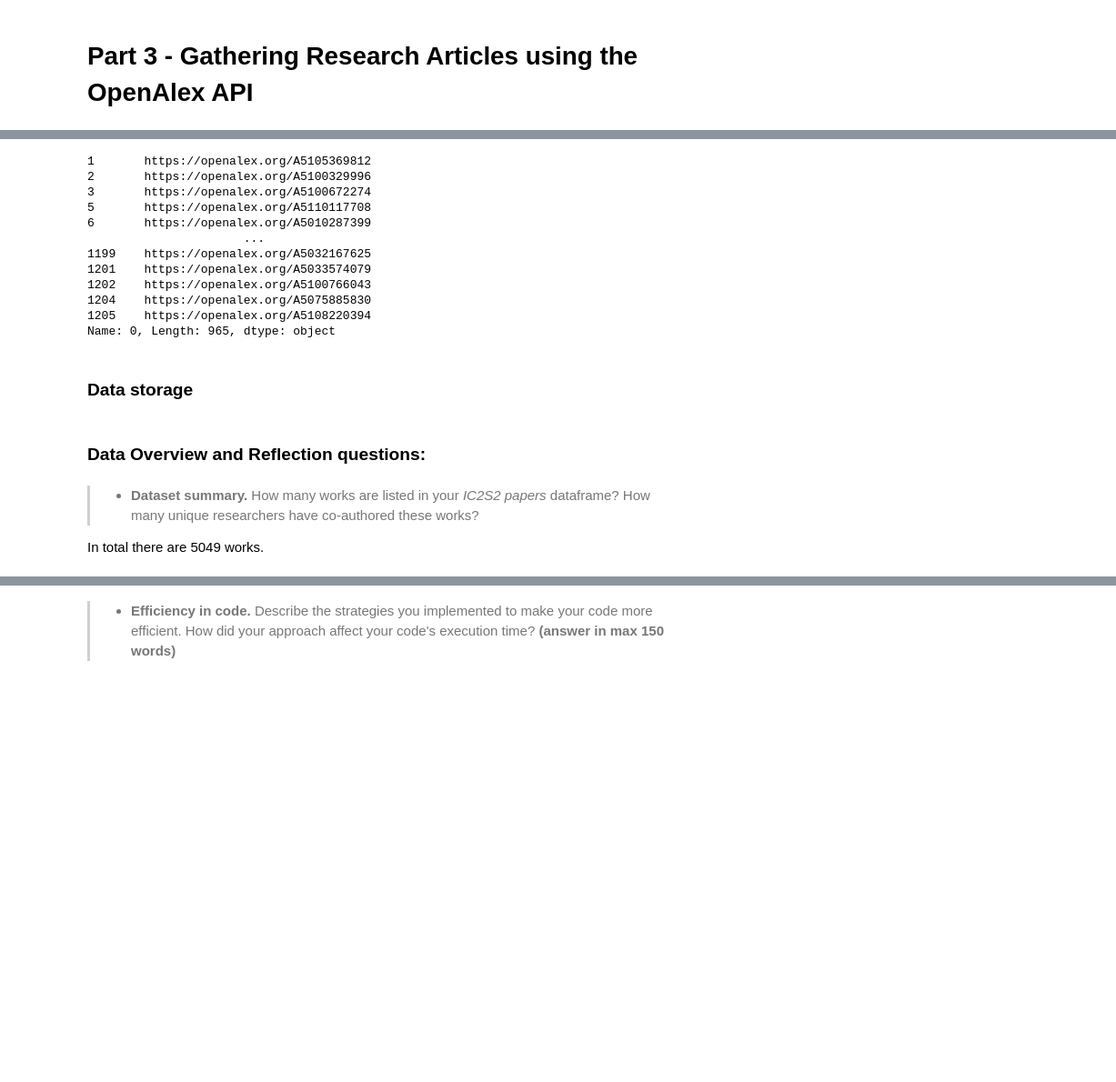
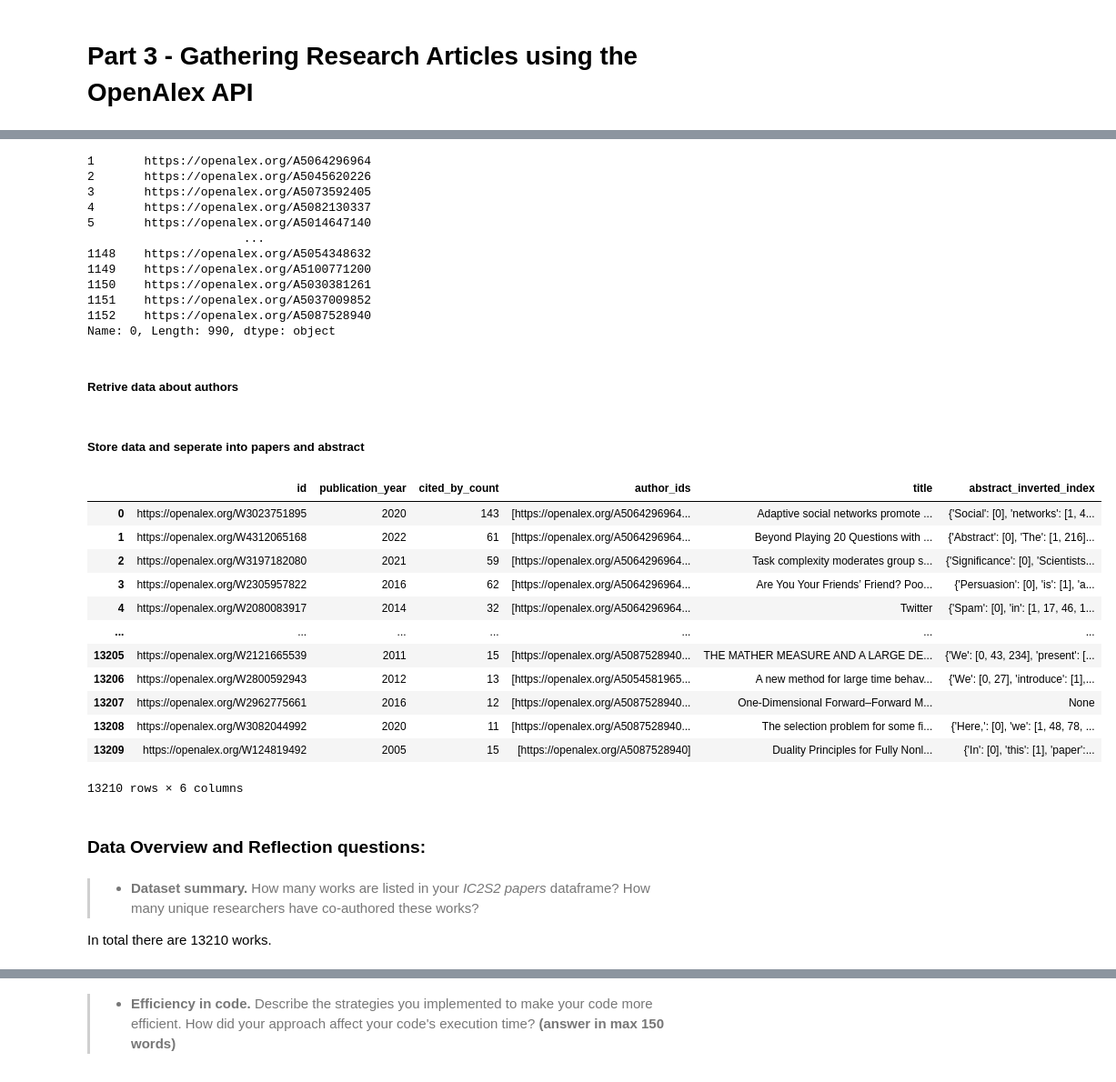
Before and after one commit to claralb2002/Social-Computational-Science-Assignment-1, a Jupyter notebook: Assignment1.ipynb, the cells around one changed output, grey strips where cells are left out. Shown at 91% size. Saved outputs shown, nothing was run; the diff lists cells and outputs as text; code cells hidden in the pictures; blank space fills up the shorter version.

```diff
--- a/Assignment1.ipynb
+++ b/Assignment1.ipynb
@@ -111,40 +128,36 @@ from time import sleep
 # %%
 #filtrer authors to include only those > 5
-all_authors = pd.read_csv("author_data2024.csv", header=None) #all authors
-all_authors[2] = pd.to_numeric(all_authors[2], errors="coerce") #from string to number
+all_authors = pd.read_csv("authors_data_2024.csv", header=None) #all authors
+all_authors[4] = pd.to_numeric(all_authors[4], errors="coerce") #from string to number
 
-filtered_authors = all_authors[all_authors[2] > 5]  #Remove all below 5
-filtered_authors = filtered_authors[filtered_authors[2] < 5000] #Remove all above 5000
+filtered_authors = all_authors[all_authors[4] > 5]  #Remove all below 5
+filtered_authors = filtered_authors[filtered_authors[4] < 5000] #Remove all above 5000
 
 df = filtered_authors[0]
 df
 # %% [output]
-1       https://openalex.org/A5105369812
-2       https://openalex.org/A5100329996
-3       https://openalex.org/A5100672274
-5       https://openalex.org/A5110117708
-6       https://openalex.org/A5010287399
+1       https://openalex.org/A5064296964
+2       https://openalex.org/A5045620226
+3       https://openalex.org/A5073592405
+4       https://openalex.org/A5082130337
+5       https://openalex.org/A5014647140
                       ...
-1199    https://openalex.org/A5032167625
-1201    https://openalex.org/A5033574079
-1202    https://openalex.org/A5100766043
-1204    https://openalex.org/A5075885830
-1205    https://openalex.org/A5108220394
-Name: 0, Length: 965, dtype: object
+1148    https://openalex.org/A5054348632
+1149    https://openalex.org/A5100771200
+1150    https://openalex.org/A5030381261
+1151    https://openalex.org/A5037009852
+1152    https://openalex.org/A5087528940
+Name: 0, Length: 990, dtype: object
+# %% [markdown]
+##### Retrive data about authors
 # %%
-import requests
-import pandas as pd
-from time import sleep
-from tqdm import tqdm
-from joblib import Parallel, delayed
-
 BASE_URL = "https://api.openalex.org/works?filter="
 
 # Define a function to fetch data for a single author
 def fetch_work_data(author):
     extracted_data = []
     Filter1 = "author.id:"
-    Filter2 = ",authors_count:<10,cited_by_count:>10,concepts.id:C126322002|C136264566|C19165224|C17744445,concepts.id:C33923547|C2522767161|C41008148"
+    Filter2 = ",authors_count:<10,cited_by_count:>10,concepts.id:C144024400|C15744967|C162324750|C17744445,concepts.id:C33923547|C121332964|C41008148"
     Filter3 = "&per-page=200&select=id,title,publication_year,cited_by_count,concepts,display_name,abstract_inverted_index,authorships&cursor="
     cursor = "*"
 
@@ -183,11 +196,27 @@ final_data = [item for sublist in all_extracted_data for item in sublist]
 
 # Convert to DataFrame
 extracted_data = pd.DataFrame(final_data)
-# %% [markdown]
-### Data storage
+# %% [markdown]
+##### Store data and seperate into papers and abstract
 # %%
 # Convert dictionary to DataFrame
 works_df = pd.DataFrame(extracted_data)
 
-works_df.to_csv('Works_by_2024_authors', index=False)
+#works_df.to_csv('Works_by_2024_authors', index=False)
+
+works_df
+# %% [output]
+|  | id | publication_year | cited_by_count | author_ids | title | abstract_inverted_index |
+| 0 | https://openalex.org/W3023751895 | 2020 | 143 | [https://openalex.org/A5064296964... | Adaptive social networks promote ... | {'Social': [0], 'networks': [1, 4... |
+| 1 | https://openalex.org/W4312065168 | 2022 | 61 | [https://openalex.org/A5064296964... | Beyond Playing 20 Questions with ... | {'Abstract': [0], 'The': [1, 216]... |
+| 2 | https://openalex.org/W3197182080 | 2021 | 59 | [https://openalex.org/A5064296964... | Task complexity moderates group s... | {'Significance': [0], 'Scientists... |
+| 3 | https://openalex.org/W2305957822 | 2016 | 62 | [https://openalex.org/A5064296964... | Are You Your Friends’ Friend? Poo... | {'Persuasion': [0], 'is': [1], 'a... |
+| 4 | https://openalex.org/W2080083917 | 2014 | 32 | [https://openalex.org/A5064296964... | Twitter | {'Spam': [0], 'in': [1, 17, 46, 1... |
+| ... | ... | ... | ... | ... | ... | ... |
+| 13205 | https://openalex.org/W2121665539 | 2011 | 15 | [https://openalex.org/A5087528940... | THE MATHER MEASURE AND A LARGE DE... | {'We': [0, 43, 234], 'present': [... |
+| 13206 | https://openalex.org/W2800592943 | 2012 | 13 | [https://openalex.org/A5054581965... | A new method for large time behav... | {'We': [0, 27], 'introduce': [1],... |
+| 13207 | https://openalex.org/W2962775661 | 2016 | 12 | [https://openalex.org/A5087528940... | One-Dimensional Forward–Forward M... | None |
+| 13208 | https://openalex.org/W3082044992 | 2020 | 11 | [https://openalex.org/A5087528940... | The selection problem for some fi... | {'Here,': [0], 'we': [1, 48, 78, ... |
+| 13209 | https://openalex.org/W124819492 | 2005 | 15 | [https://openalex.org/A5087528940] | Duality Principles for Fully Nonl... | {'In': [0], 'this': [1], 'paper':... |
+13210 rows × 6 columns
 # %%
@@ -207,5 +234,5 @@ abstract_data.to_csv("abstract_data.csv", index=False)
 # %% [markdown]
 > - **Dataset summary.** How many works are listed in your *IC2S2 papers* dataframe? How many unique researchers have co-authored these works?
 
-In total there are 5049 works.
+In total there are 13210 works.
 # %%
```
Also changed, not shown: parts of 30 cells of this notebook.
